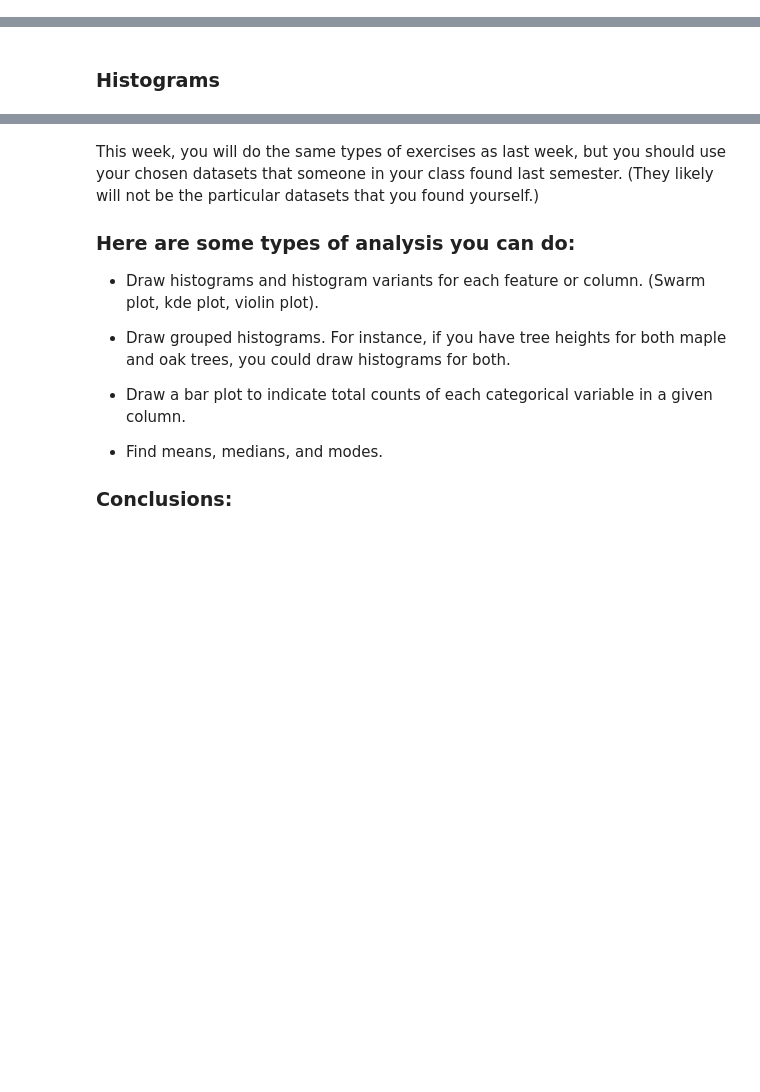
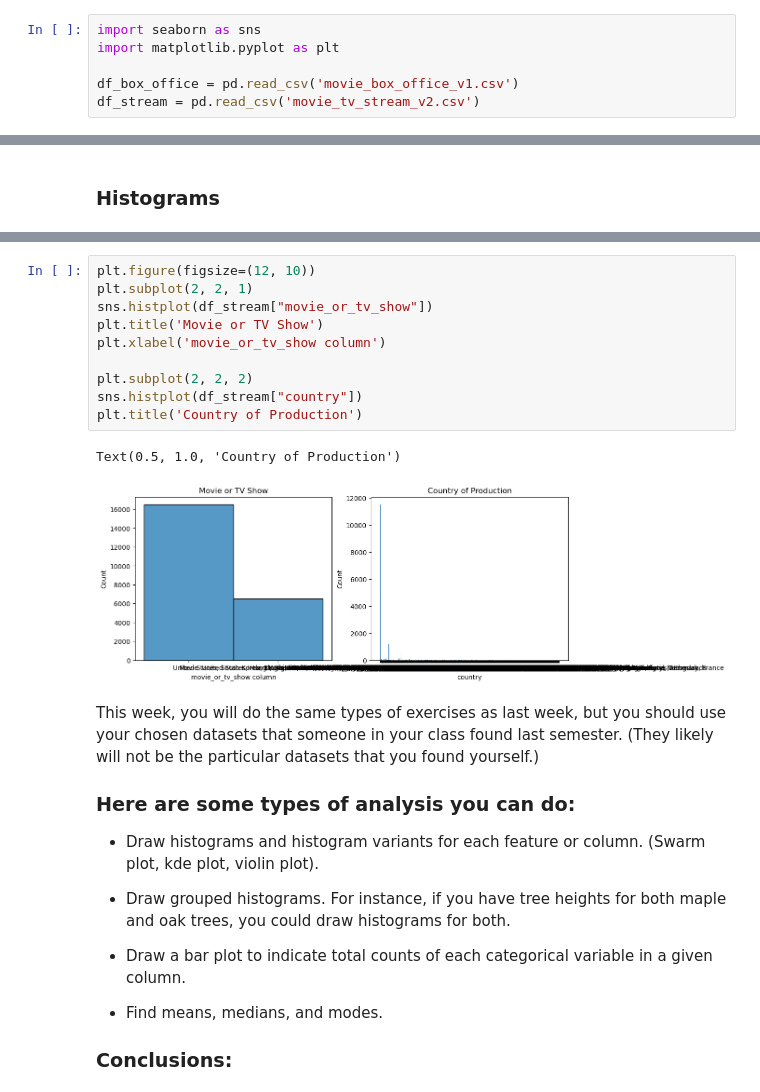
Before and after one commit to keshleem/dx699-summerai-homework4, a Jupyter notebook: Week4.ipynb, the cells around one changed output, grey strips where cells are left out. Saved outputs shown, nothing was run; the diff lists cells and outputs as text; blank space fills up the shorter version.

```diff
--- a/Week4.ipynb
+++ b/Week4.ipynb
@@ -60,5 +60,11 @@ df.plot.box()
 [figure]
 # %% [markdown]
 # Univariate Analysis of Movie Datasets
+# %%
+import seaborn as sns
+import matplotlib.pyplot as plt
+
+df_box_office = pd.read_csv('movie_box_office_v1.csv')
+df_stream = pd.read_csv('movie_tv_stream_v2.csv')
 # %% [markdown]
 ## Streaming Movies and TV Dataset
@@ -69,3 +113,16 @@ import seaborn as sns
+# %%
+plt.figure(figsize=(12, 10))
+plt.subplot(2, 2, 1)
+sns.histplot(df_stream["movie_or_tv_show"])
+plt.title('Movie or TV Show')
+plt.xlabel('movie_or_tv_show column')
+
+plt.subplot(2, 2, 2)
+sns.histplot(df_stream["country"])
+plt.title('Country of Production')
+# %% [output]
+Text(0.5, 1.0, 'Country of Production')
+[figure, added]
 # %% [markdown]
 This week, you will do the same types of exercises as last week, but you should use your chosen datasets that someone in your class found last semester. (They likely will not be the particular datasets that you found yourself.)
 
```
Also changed, not shown: parts of 4 cells of this notebook, 1 other file.
